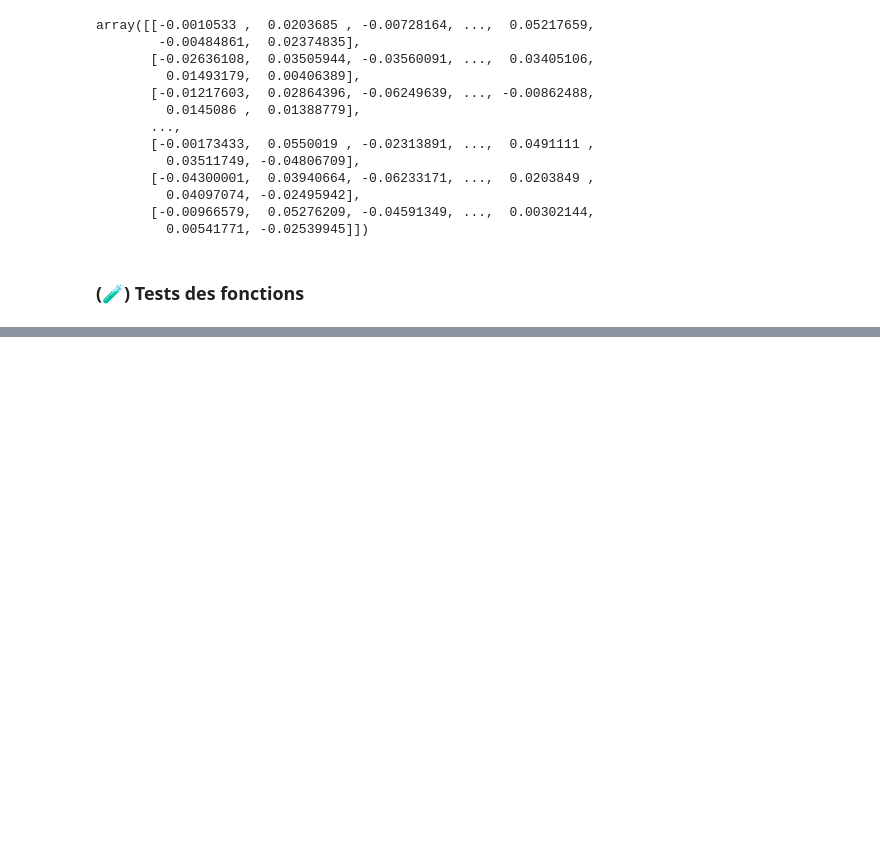
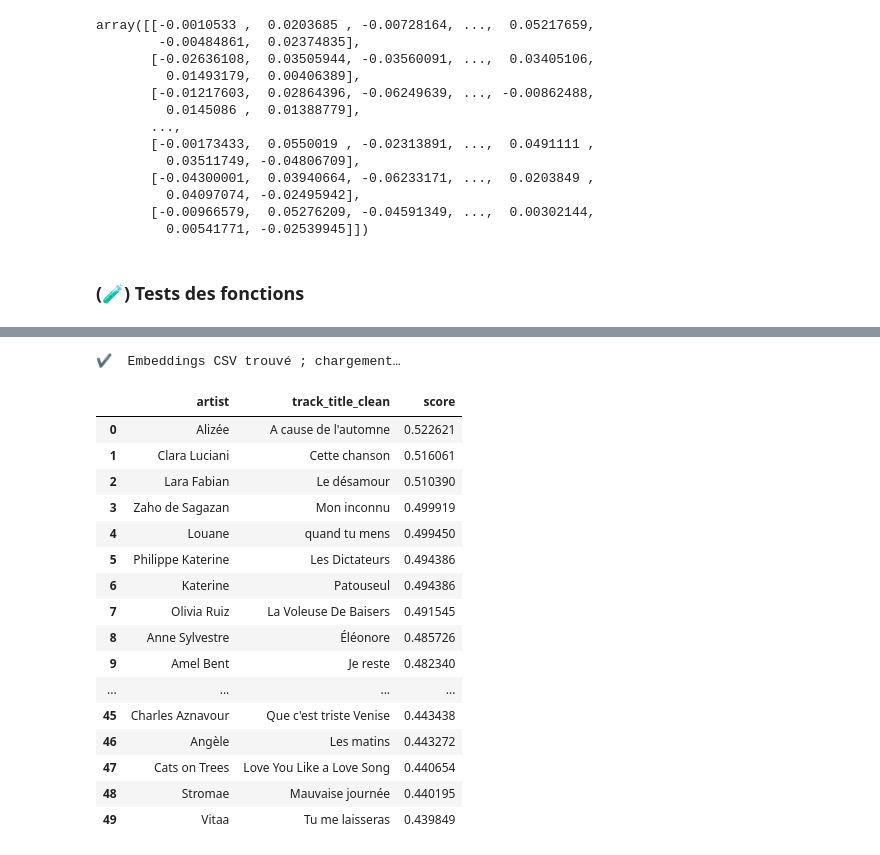
Before and after one commit to vicctoirec/wagon-bootcamp-project, a Jupyter notebook: notebooks/notebook_Laureen.ipynb, the cells around one changed output, grey strips where cells are left out. Saved outputs shown, nothing was run; the diff lists cells and outputs as text; code cells hidden in the pictures; blank space fills up the shorter version.

```diff
--- a/notebooks/notebook_Laureen.ipynb
+++ b/notebooks/notebook_Laureen.ipynb
@@ -310,0 +397,21 @@ from zeroshots_function.zeroshot_pipeline import compute_scores
+# %%
+get_top_k(user_input="je suis triste, j'ai envie de pleurer", k=50)
+# %% [output]
+✔️  Embeddings CSV trouvé ; chargement…
+|  | artist | track_title_clean | score |
+| 0 | Alizée | A cause de l'automne | 0.522621 |
+| 1 | Clara Luciani | Cette chanson | 0.516061 |
+| 2 | Lara Fabian | Le désamour | 0.510390 |
+| 3 | Zaho de Sagazan | Mon inconnu | 0.499919 |
+| 4 | Louane | quand tu mens | 0.499450 |
+| 5 | Philippe Katerine | Les Dictateurs | 0.494386 |
+| 6 | Katerine | Patouseul | 0.494386 |
+| 7 | Olivia Ruiz | La Voleuse De Baisers | 0.491545 |
+| 8 | Anne Sylvestre | Éléonore | 0.485726 |
+| 9 | Amel Bent | Je reste | 0.482340 |
+| ... | ... | ... | ... |
+| 45 | Charles Aznavour | Que c'est triste Venise | 0.443438 |
+| 46 | Angèle | Les matins | 0.443272 |
+| 47 | Cats on Trees | Love You Like a Love Song | 0.440654 |
+| 48 | Stromae | Mauvaise journée | 0.440195 |
+| 49 | Vitaa | Tu me laisseras | 0.439849 |
```
Also changed, not shown: parts of 5 cells of this notebook, 1 other file.
